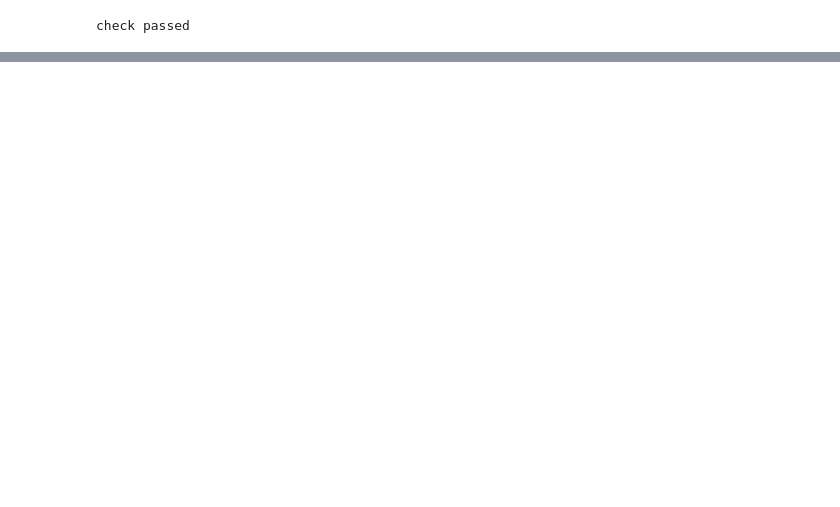
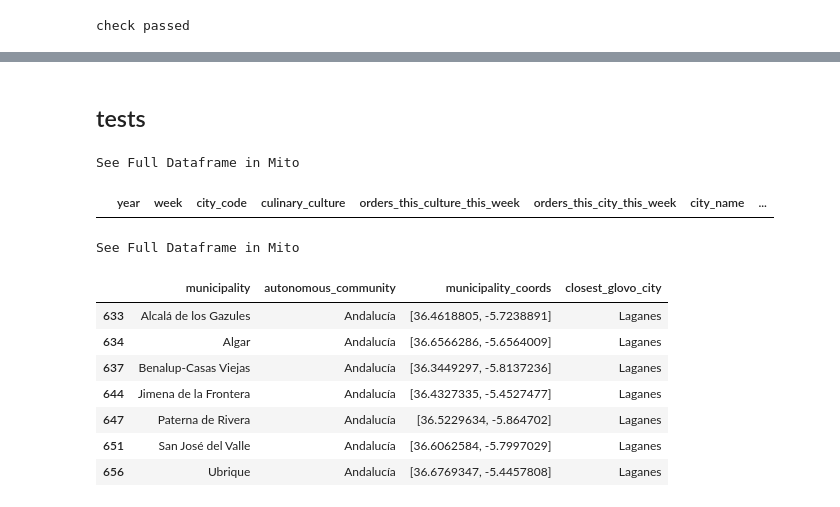
Before and after one commit to linkcharger/glovo, a Jupyter notebook: merging/mergingGlovoAndAux.ipynb, the cells around one changed output, grey strips where cells are left out. Drawn from its saved outputs; the diff is of its cells as text; code cells hidden in the pictures; blank space fills up the shorter version.

```diff
--- a/merging/mergingGlovoAndAux.ipynb
+++ b/merging/mergingGlovoAndAux.ipynb
@@ -918,3 +929,24 @@ check passed
 # %%
 collapsed.to_excel('collapsed_all.xlsx') # to look at
 collapsed.to_csv('collapsed_all.csv') # to use
+# %% [markdown]
+## tests
+# %%
+collapsed[collapsed.index_all.isna()]
+# %% [output]
+See Full Dataframe in Mito
+|  | year | week | city_code | culinary_culture | orders_this_culture_this_week | orders_this_city_this_week | city_name | ... |
+# %%
+ass = pd.read_excel('association_table.xlsx', index_col=0)
+# %%
+ass[ass.closest_glovo_city == 'Laganes']
+# %% [output]
+See Full Dataframe in Mito
+|  | municipality | autonomous_community | municipality_coords | closest_glovo_city |
+| 633 | Alcalá de los Gazules | Andalucía | [36.4618805, -5.7238891] | Laganes |
+| 634 | Algar | Andalucía | [36.6566286, -5.6564009] | Laganes |
+| 637 | Benalup-Casas Viejas | Andalucía | [36.3449297, -5.8137236] | Laganes |
+| 644 | Jimena de la Frontera | Andalucía | [36.4327335, -5.4527477] | Laganes |
+| 647 | Paterna de Rivera | Andalucía | [36.5229634, -5.864702] | Laganes |
+| 651 | San José del Valle | Andalucía | [36.6062584, -5.7997029] | Laganes |
+| 656 | Ubrique | Andalucía | [36.6769347, -5.4457808] | Laganes |
```
Also changed, not shown: parts of 8 cells of this notebook.
